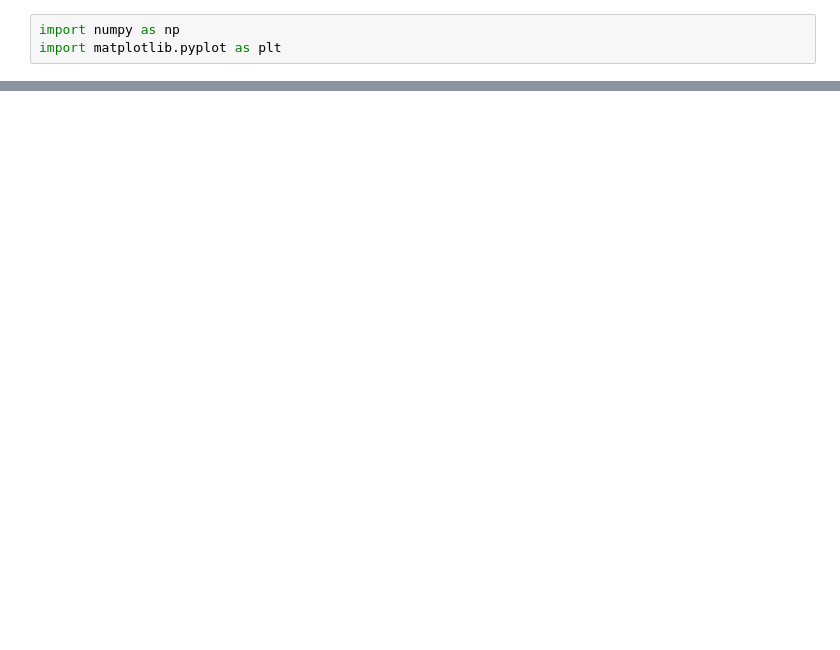
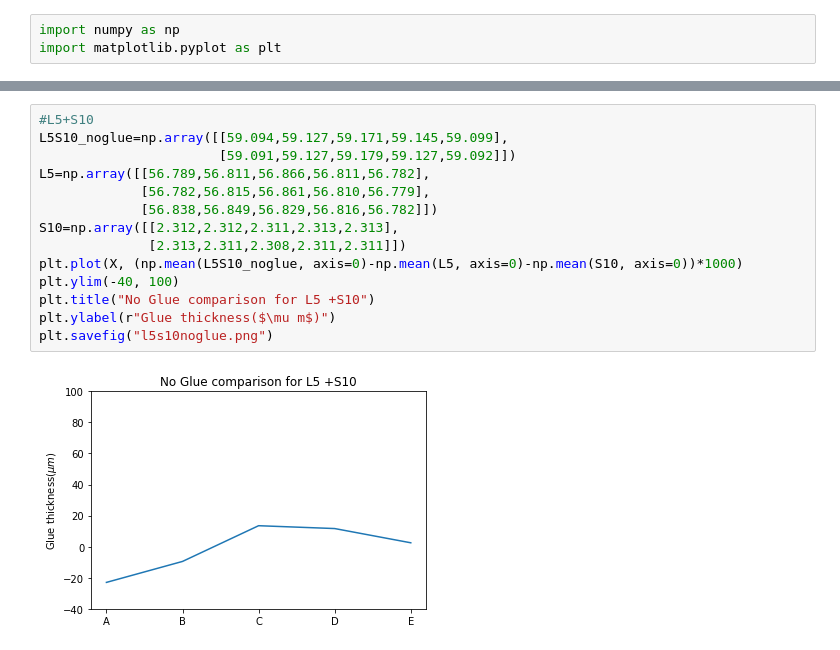
Before and after one commit to mariajose2398/CMS-MTD-BTL-SensorModule-Analysis, a Jupyter notebook: nogluecomparison.ipynb, the cells around one changed output, grey strips where cells are left out. Saved outputs shown, nothing was run; the diff lists cells and outputs as text; blank space fills up the shorter version.

```diff
--- a/nogluecomparison.ipynb
+++ b/nogluecomparison.ipynb
@@ -35,0 +42,16 @@ plt.savefig("l4s5noglue.png")
+# %%
+#L5+S10
+L5S10_noglue=np.array([[59.094,59.127,59.171,59.145,59.099],
+                       [59.091,59.127,59.179,59.127,59.092]])
+L5=np.array([[56.789,56.811,56.866,56.811,56.782],
+             [56.782,56.815,56.861,56.810,56.779],
+             [56.838,56.849,56.829,56.816,56.782]])
+S10=np.array([[2.312,2.312,2.311,2.313,2.313],
+              [2.313,2.311,2.308,2.311,2.311]])
+plt.plot(X, (np.mean(L5S10_noglue, axis=0)-np.mean(L5, axis=0)-np.mean(S10, axis=0))*1000)
+plt.ylim(-40, 100)
+plt.title("No Glue comparison for L5 +S10")
+plt.ylabel(r"Glue thickness($\mu m$)")
+plt.savefig("l5s10noglue.png")
+# %% [output]
+[figure, added]
```
Also changed, not shown: parts of 2 cells of this notebook, 9 other files.
